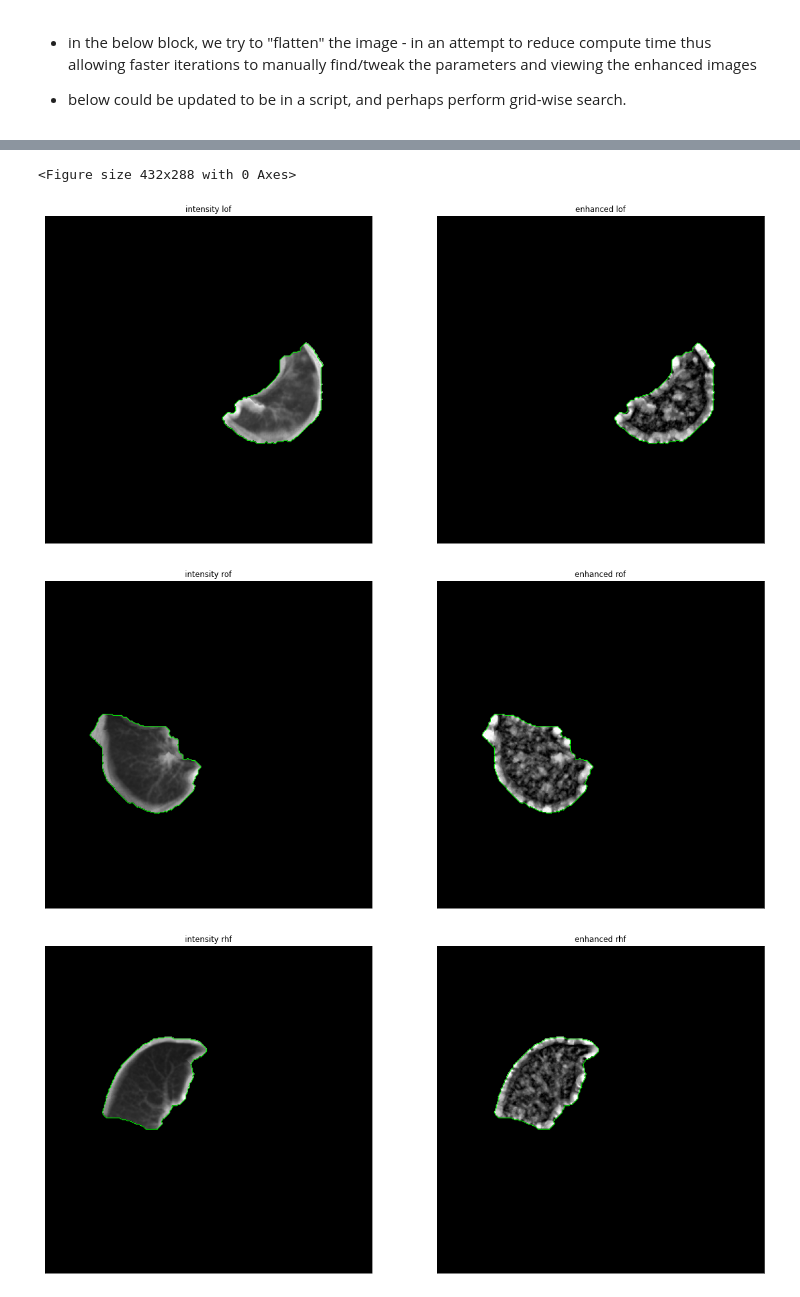
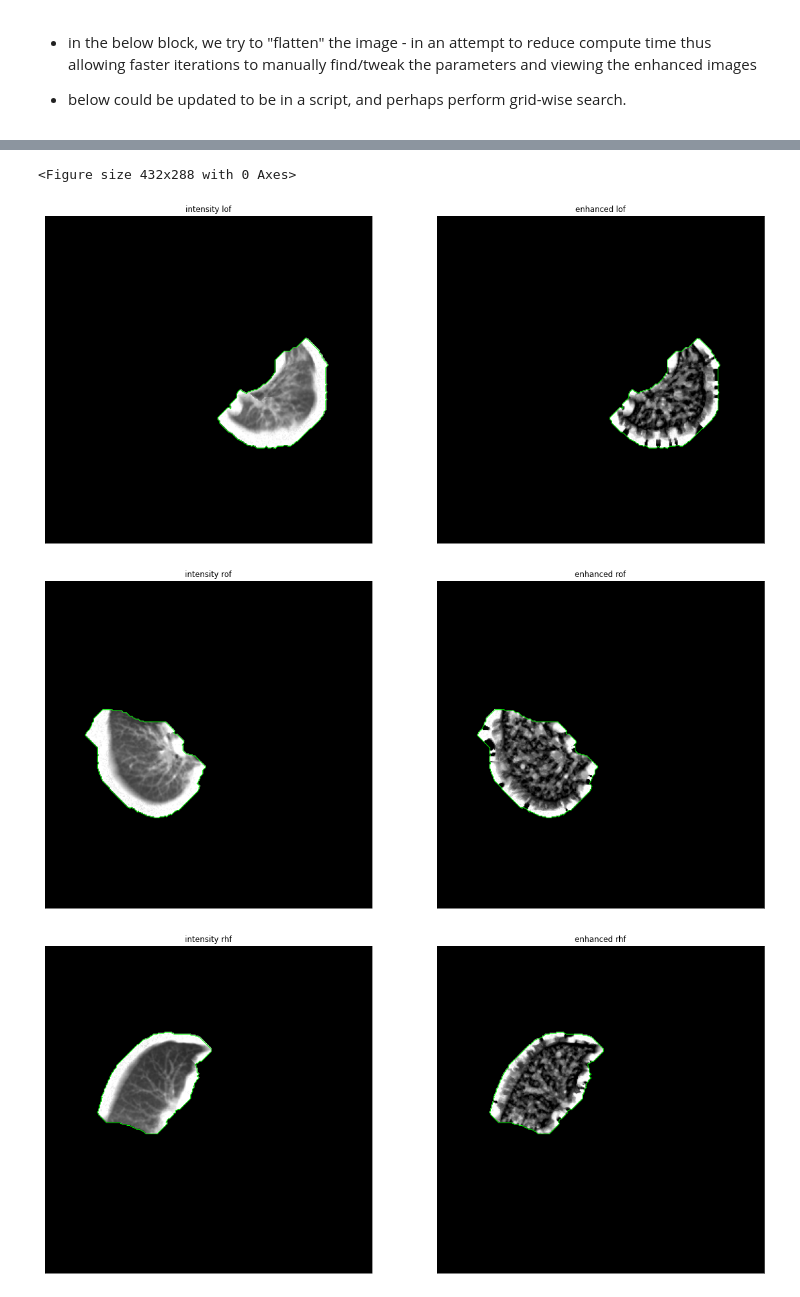
Before and after one commit to pangyuteng/fiss-viz-tmp, a Jupyter notebook: viz-fiss-pteng.ipynb, the cells around one changed output, grey strips where cells are left out. Drawn from its saved outputs; the diff is of its cells as text; code cells hidden in the pictures.

```diff
--- a/viz-fiss-pteng.ipynb
+++ b/viz-fiss-pteng.ipynb
@@ -228,7 +228,7 @@ def get_projections(img,mask,ind0,ind1):
     min_val,max_val = -1024,-200
     # pteng: max val too high, intensity at fissure is ~-700 for sample case.
     min_val,max_val = -1024,-700
-    rescaled_img = ((img.astype(np.float)-(min_val))/(max_val-min_val)).clip(0,1)
+    rescaled_img = 100*((img.astype(np.float)-(min_val))/(max_val-min_val)).clip(0,1)
 
     # project with sum to 2d image for visualization purpose
     img_only_fiss=rescaled_img.copy()
@@ -326,10 +326,15 @@ for n,k in enumerate(mydict.keys()):
 # %%
 # min,max val based on: SE Gerard, FissureNet: a deep learning approach for pulmonary fissure detection in CT images
 min_val,max_val = -1024,-200
-# pteng: max val too high, intensity at fissure is ~-700 for sample case.
-min_val,max_val = -1024,1000
-sigmas = list(np.arange(1, 5, 1)) # using sigma < 2 to enhance thin line.
-print(sigmas)
+alpha,beta,gamma=0.5,0.5,15
+
+
+ITER = 10 #mm
+THICKNESS = int(ITER*2) # mm
+min_val,max_val = -1024,-200
+alpha,beta,gamma=1e-8,0.5,1e-3
+sigmas = list(np.arange(1, 4, 0.5)) # using sigma < 2 to enhance thin line.
+print('sigmas',sigmas)
 
 
 # thickness 15mm each side = 30mm
@@ -363,19 +368,17 @@ def get_projections_fast(img,mask,ind0,ind1,name=None):
     else:
         lobe0 = mask==ind0
 
-    lobe0 = ndi.binary_dilation(lobe0,iterations=5)
+    lobe0 = ndi.binary_dilation(lobe0,iterations=ITER)
     lobe0 = lobe0.astype(int)
 
     lobe1 = mask==ind1
-    lobe1 = ndi.binary_dilation(lobe1,iterations=5)
+    lobe1 = ndi.binary_dilation(lobe1,iterations=ITER)
     lobe1 = lobe1.astype(int)
 
     assumed_fissure_location = ((lobe0+lobe1)==2) # 10mm above and below
-    print(assumed_fissure_location.shape)
-    flattened_img,flattened_fis = custom_flatten(img,assumed_fissure_location,thickness=30,name=name)
-    print(flattened_fis.shape)
+    flattened_img,flattened_fis = custom_flatten(img,assumed_fissure_location,thickness=THICKNESS,name=name)
 
-    rescaled_img = ((flattened_img.astype(np.float)-(min_val))/(max_val-min_val)).clip(0,1)
+    rescaled_img = 100*((flattened_img.astype(np.float)-(min_val))/(max_val-min_val)).clip(0,1)
 
     # project with sum to 2d image for visualization purpose
     img_only_fiss=rescaled_img.copy()
@@ -386,12 +389,13 @@ def get_projections_fast(img,mask,ind0,ind1,name=None):
     # old-school frangi filter
     # ref https://scikit-image.org/docs/0.15.x/api/skimage.filters.html
     # src https://github.com/scikit-image/scikit-image/blob/v0.17.2/skimage/filters/ridges.py#L357
+
     enhanced = filters.frangi(
-        flattened_img,# use rescaled_img or flattened_img ?
+        rescaled_img,
         sigmas=sigmas,
-        alpha=1e-8, # ?alpha reduced from 0.5 to 0.001 to enhance plate like structure
-        beta=0.5,
-        gamma=1e-3,
+        alpha=alpha, # ?alpha reduced from 0.5 to 0.001 to enhance plate like structure
+        beta=beta,
+        gamma=gamma,
         black_ridges=False)
 
     #scale_range=None,
@@ -403,7 +407,7 @@ def get_projections_fast(img,mask,ind0,ind1,name=None):
     enhanced_only_fiss[flattened_fis==0]=0
     enhanced_proj = np.nansum(enhanced_only_fiss,axis=0)
     del enhanced_only_fiss # save space
-    print('done')
+
     return intensity_proj,enhanced_proj
 
 mylist = [
@@ -419,14 +423,14 @@ mylist = [
 mydict = {}
 for n,key in enumerate(mylist):
     name,ind0,ind1 = key
-    print(name)
+    print(name,'...')
     mydict[name]=get_projections_fast(raw_img,mask,ind0,ind1,name=name)
+    print('done')
 
 for n,k in enumerate(mydict.keys()):
 
     intensity,enhanced = mydict[k]
-    print(np.max(intensity),np.min(intensity))
-    print(np.max(enhanced),np.min(enhanced))
+
     tmp = intensity > 0 # plot border, perhaps enhance visualization
     contours = measure.find_contours(tmp, 0.5)
 
@@ -472,4 +464,4 @@ done
 <Figure size 432x288 with 0 Axes>
-[figure, old version]
+[figure, new version]
-[figure, old version]
+[figure, new version]
-[figure, old version]
+[figure, new version]
```
Also changed, not shown: parts of 1 cell of this notebook.
